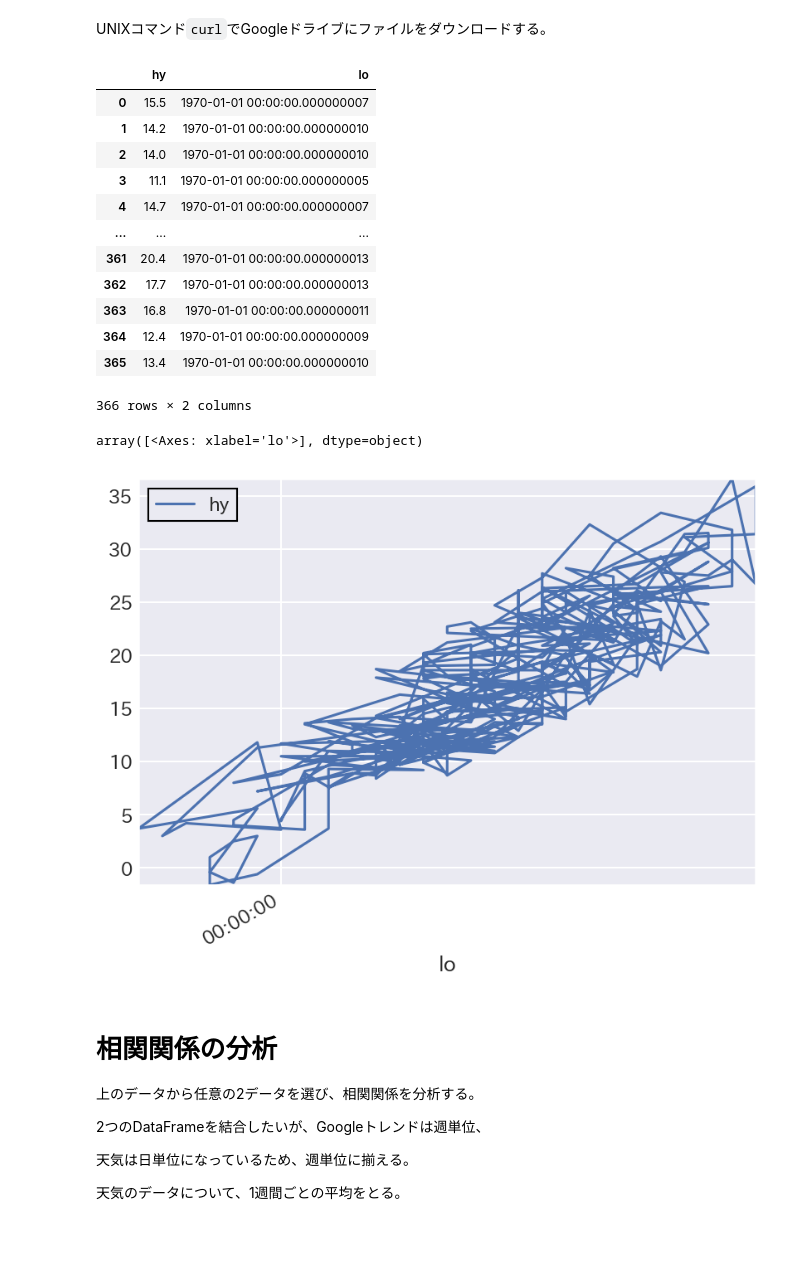
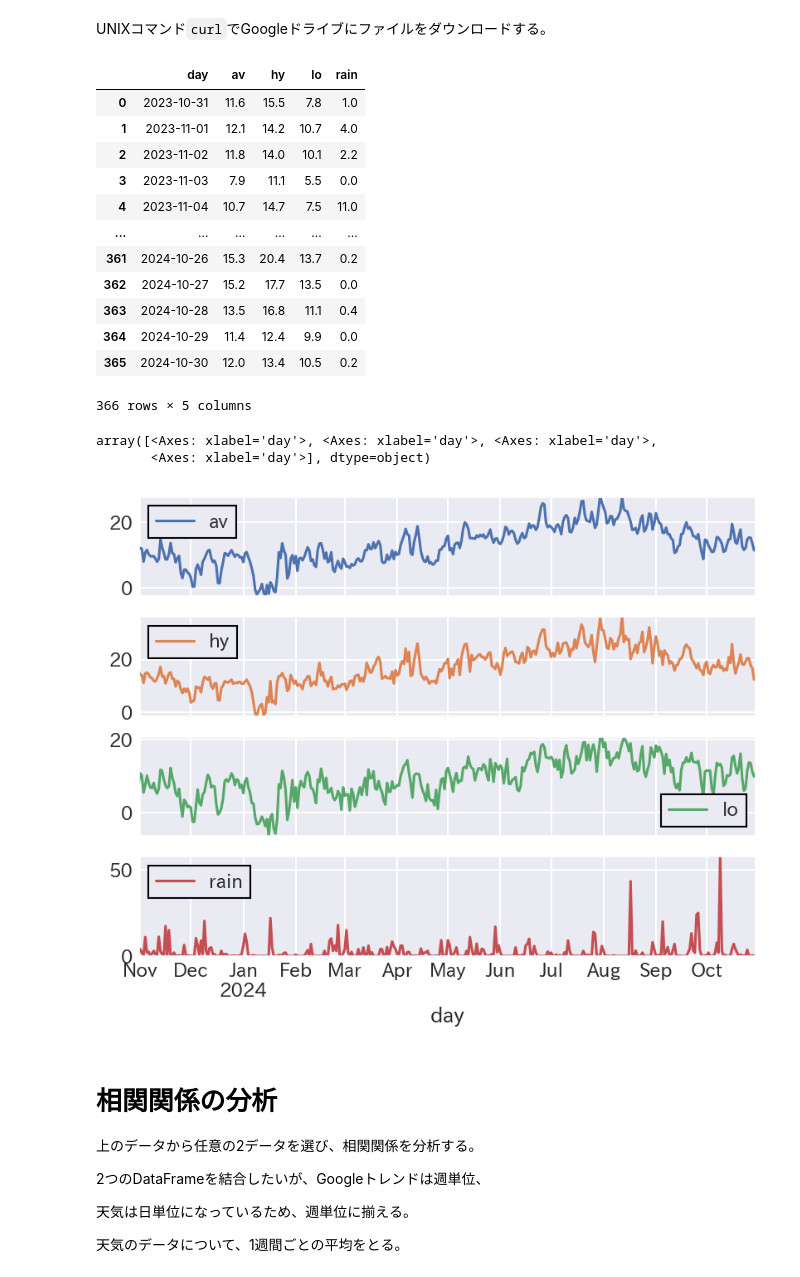
Before and after one commit to momokasu1600/html, a Jupyter notebook: D_気温とGoogle検索数.ipynb, the cells around one changed output. Drawn from its saved outputs; the diff is of its cells as text; code cells hidden in the pictures; blank space fills up the shorter version.

```diff
--- a/D_気温とGoogle検索数.ipynb
+++ b/D_気温とGoogle検索数.ipynb
@@ -117,32 +117,33 @@ https://www.data.jma.go.jp/gmd/risk/obsdl/
 # %% [markdown]
 UNIXコマンド`curl`でGoogleドライブにファイルをダウンロードする。
 # %%
-df_weather = pd.read_csv(("otamesi.csv"),
-                         names=( "hy","lo"),
-                         usecols=[1,2],
+df_weather = pd.read_csv(("omatase.csv"),
+                         names=( "day","av","hy","lo","rain"),
+                         usecols=[0,1,2,3,4],
                          encoding="utf-8")
-df_weather["lo"] = pd.to_datetime(df_weather["lo"])
+df_weather["day"]=pd.to_datetime(df_weather["day"].str.replace("/","-"))
 df_weather
 # %% [output]
-|  | hy | lo |
-| 0 | 15.5 | 1970-01-01 00:00:00.000000007 |
-| 1 | 14.2 | 1970-01-01 00:00:00.000000010 |
-| 2 | 14.0 | 1970-01-01 00:00:00.000000010 |
-| 3 | 11.1 | 1970-01-01 00:00:00.000000005 |
-| 4 | 14.7 | 1970-01-01 00:00:00.000000007 |
-| ... | ... | ... |
-| 361 | 20.4 | 1970-01-01 00:00:00.000000013 |
-| 362 | 17.7 | 1970-01-01 00:00:00.000000013 |
-| 363 | 16.8 | 1970-01-01 00:00:00.000000011 |
-| 364 | 12.4 | 1970-01-01 00:00:00.000000009 |
-| 365 | 13.4 | 1970-01-01 00:00:00.000000010 |
+|  | day | av | hy | lo | rain |
+| 0 | 2023-10-31 | 11.6 | 15.5 | 7.8 | 1.0 |
+| 1 | 2023-11-01 | 12.1 | 14.2 | 10.7 | 4.0 |
+| 2 | 2023-11-02 | 11.8 | 14.0 | 10.1 | 2.2 |
+| 3 | 2023-11-03 | 7.9 | 11.1 | 5.5 | 0.0 |
+| 4 | 2023-11-04 | 10.7 | 14.7 | 7.5 | 11.0 |
+| ... | ... | ... | ... | ... | ... |
+| 361 | 2024-10-26 | 15.3 | 20.4 | 13.7 | 0.2 |
+| 362 | 2024-10-27 | 15.2 | 17.7 | 13.5 | 0.0 |
+| 363 | 2024-10-28 | 13.5 | 16.8 | 11.1 | 0.4 |
+| 364 | 2024-10-29 | 11.4 | 12.4 | 9.9 | 0.0 |
+| 365 | 2024-10-30 | 12.0 | 13.4 | 10.5 | 0.2 |
-366 rows × 2 columns
+366 rows × 5 columns
 # %%
 # index（横軸）を日付にしてからプロット
-df_weather.set_index("lo").plot(subplots=True)
+df_weather.set_index("day").plot(subplots=True)
 # %% [output]
-array([<Axes: xlabel='lo'>], dtype=object)
+array([<Axes: xlabel='day'>, <Axes: xlabel='day'>, <Axes: xlabel='day'>,
+       <Axes: xlabel='day'>], dtype=object)
-[figure, old version]
+[figure, new version]
 # %% [markdown]
 # 相関関係の分析
 
```
